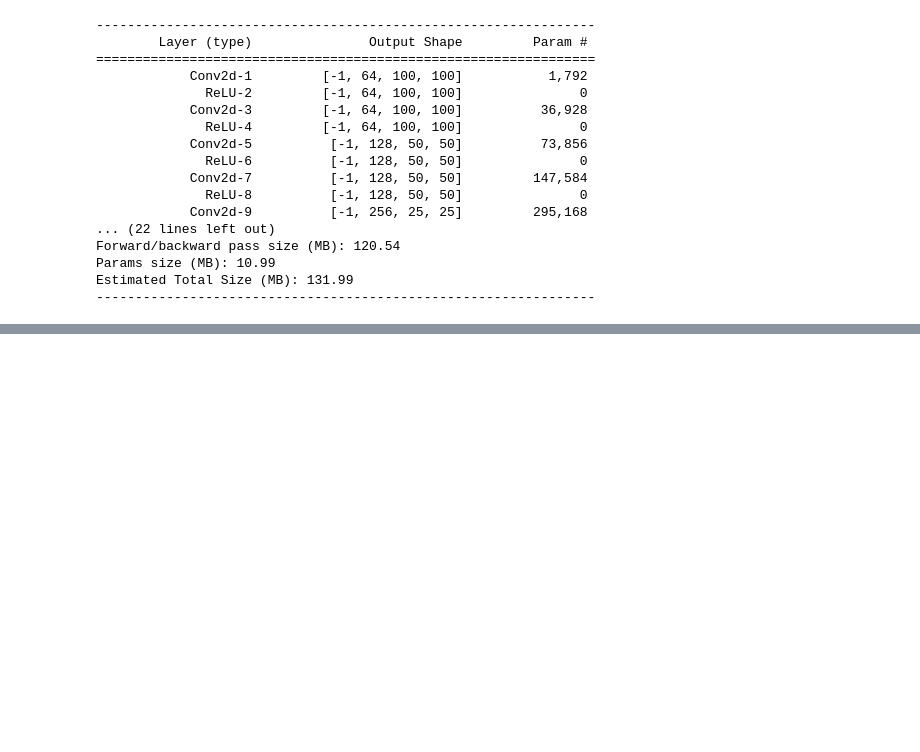
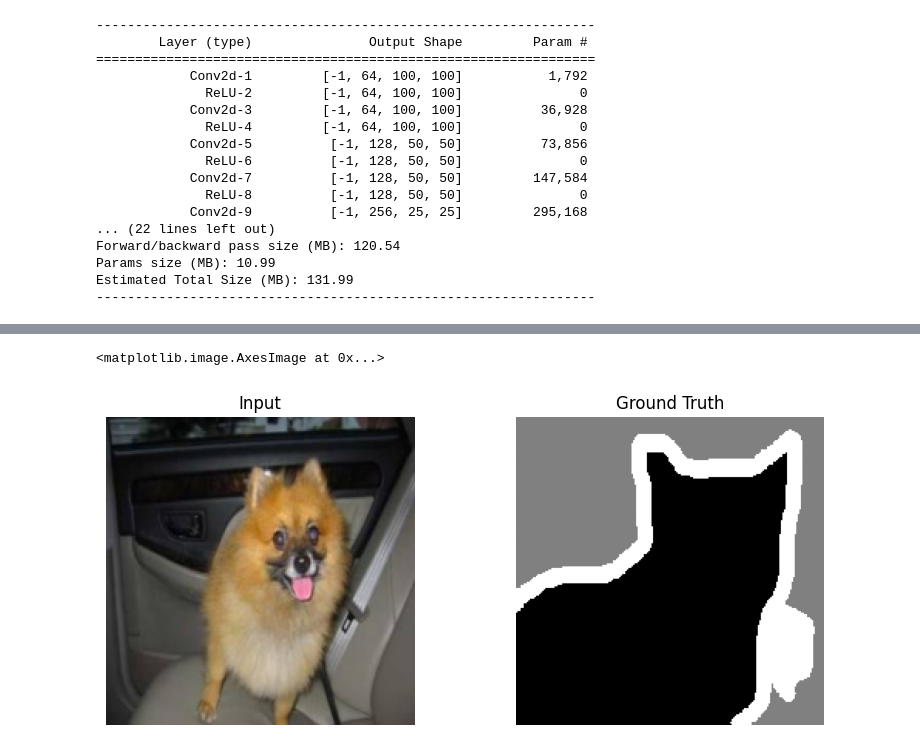
Before and after one commit to Rijan-Joshi/SAM, a Jupyter notebook: custom_image_segmentation.ipynb, the cells around one changed output, grey strips where cells are left out. Cells and saved outputs as stored; diff of their text form; code cells hidden in the pictures; blank space fills up the shorter version.

```diff
--- a/custom_image_segmentation.ipynb
+++ b/custom_image_segmentation.ipynb
@@ -371,0 +471,20 @@ NameError: name 'pred' is not defined
+# %%
+img, target = val_dataset[30]
+
+plt.figure(figsize=(15, 4))
+
+# Input image
+plt.subplot(1, 3, 1)
+plt.axis("off")
+plt.title("Input")
+plt.imshow(img.permute(1, 2, 0).numpy())
+
+# Ground truth
+plt.subplot(1, 3, 2)
+plt.axis("off")
+plt.title("Ground Truth")
+gt_vis = target.numpy() * 127
+plt.imshow(gt_vis, cmap='gray')
+# %% [output]
+<matplotlib.image.AxesImage at 0x...>
+[figure, added]
```
Also changed, not shown: parts of 5 cells of this notebook, 2 other files.
